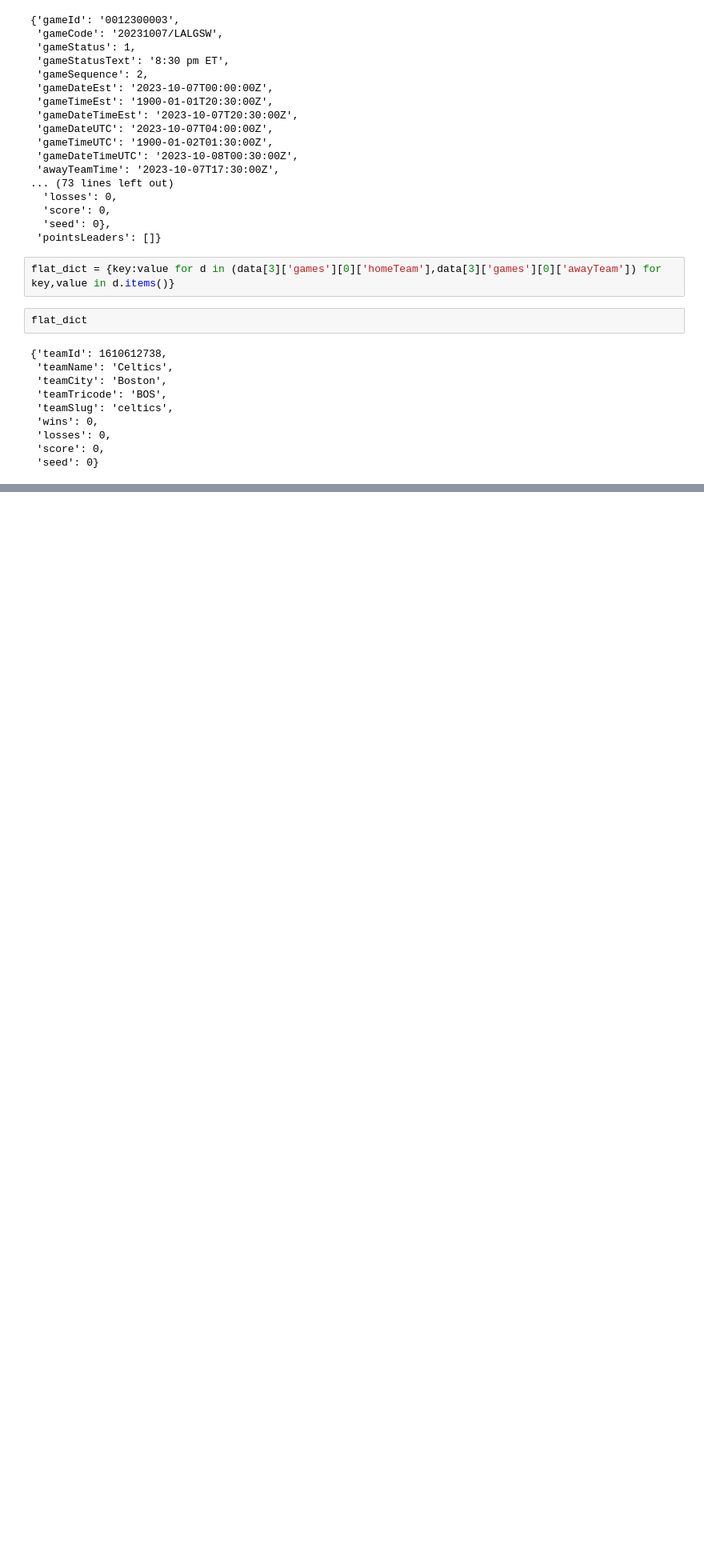
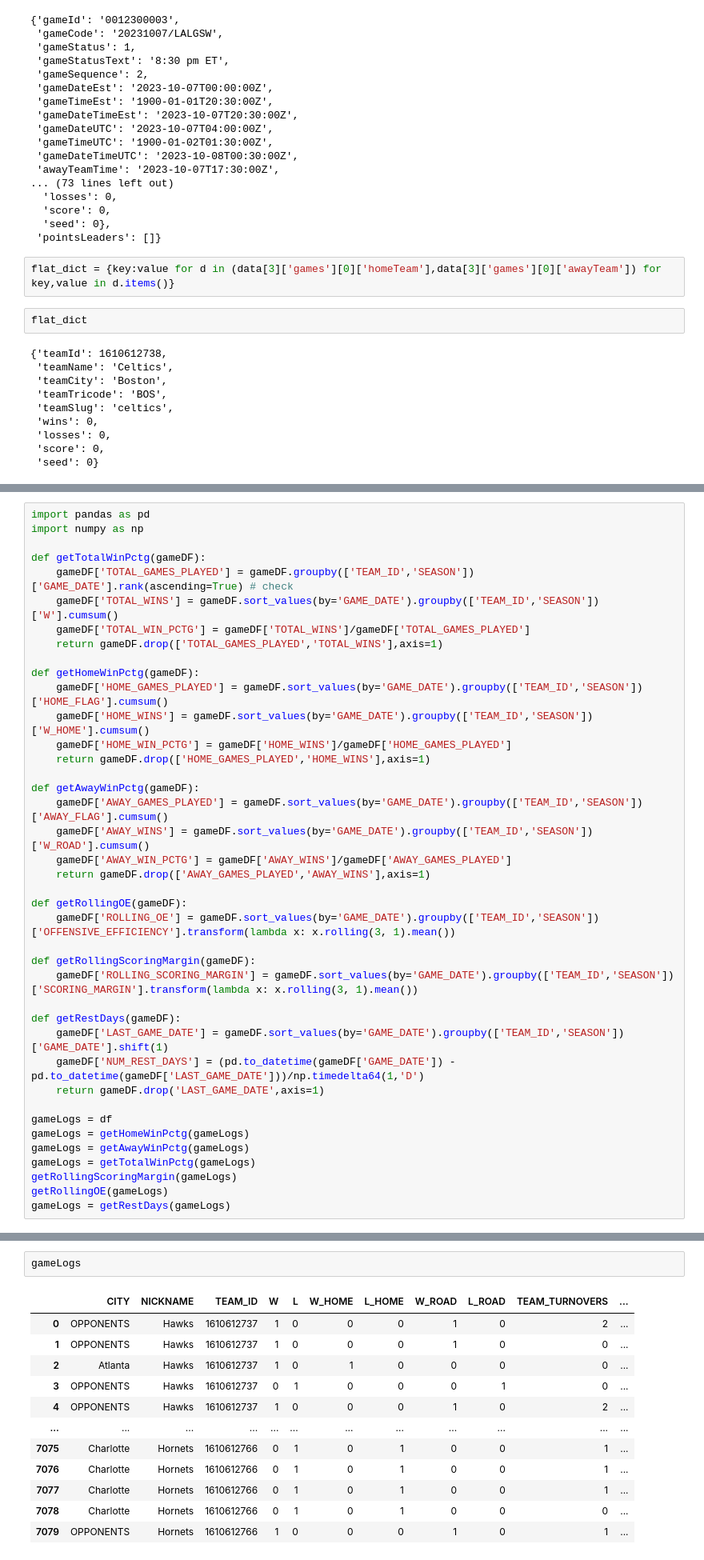
Before and after one commit to TheResearchLab/Practice, a Jupyter notebook: Streamlit-Basketball-App/data_ingest.ipynb, the cells around one changed output, grey strips where cells are left out. Shown: that part at 80% size. Saved outputs shown, nothing was run; the diff lists cells and outputs as text; blank space fills up the shorter version.

```diff
--- a/Streamlit-Basketball-App/data_ingest.ipynb
+++ b/Streamlit-Basketball-App/data_ingest.ipynb
@@ -281,0 +290,40 @@ flat_dict
+# %%
+import pandas as pd
+import numpy as np
+
+def getTotalWinPctg(gameDF):
+    gameDF['TOTAL_GAMES_PLAYED'] = gameDF.groupby(['TEAM_ID','SEASON'])['GAME_DATE'].rank(ascending=True) # check
+    gameDF['TOTAL_WINS'] = gameDF.sort_values(by='GAME_DATE').groupby(['TEAM_ID','SEASON'])['W'].cumsum()
+    gameDF['TOTAL_WIN_PCTG'] = gameDF['TOTAL_WINS']/gameDF['TOTAL_GAMES_PLAYED']
+    return gameDF.drop(['TOTAL_GAMES_PLAYED','TOTAL_WINS'],axis=1)
+
+def getHomeWinPctg(gameDF):
+    gameDF['HOME_GAMES_PLAYED'] = gameDF.sort_values(by='GAME_DATE').groupby(['TEAM_ID','SEASON'])['HOME_FLAG'].cumsum()
+    gameDF['HOME_WINS'] = gameDF.sort_values(by='GAME_DATE').groupby(['TEAM_ID','SEASON'])['W_HOME'].cumsum()
+    gameDF['HOME_WIN_PCTG'] = gameDF['HOME_WINS']/gameDF['HOME_GAMES_PLAYED']
+    return gameDF.drop(['HOME_GAMES_PLAYED','HOME_WINS'],axis=1)
+
+def getAwayWinPctg(gameDF):
+    gameDF['AWAY_GAMES_PLAYED'] = gameDF.sort_values(by='GAME_DATE').groupby(['TEAM_ID','SEASON'])['AWAY_FLAG'].cumsum()
+    gameDF['AWAY_WINS'] = gameDF.sort_values(by='GAME_DATE').groupby(['TEAM_ID','SEASON'])['W_ROAD'].cumsum()
+    gameDF['AWAY_WIN_PCTG'] = gameDF['AWAY_WINS']/gameDF['AWAY_GAMES_PLAYED']
+    return gameDF.drop(['AWAY_GAMES_PLAYED','AWAY_WINS'],axis=1)
+
+def getRollingOE(gameDF):
+    gameDF['ROLLING_OE'] = gameDF.sort_values(by='GAME_DATE').groupby(['TEAM_ID','SEASON'])['OFFENSIVE_EFFICIENCY'].transform(lambda x: x.rolling(3, 1).mean())
+
+def getRollingScoringMargin(gameDF):
+    gameDF['ROLLING_SCORING_MARGIN'] = gameDF.sort_values(by='GAME_DATE').groupby(['TEAM_ID','SEASON'])['SCORING_MARGIN'].transform(lambda x: x.rolling(3, 1).mean())
+
+def getRestDays(gameDF):
+    gameDF['LAST_GAME_DATE'] = gameDF.sort_values(by='GAME_DATE').groupby(['TEAM_ID','SEASON'])['GAME_DATE'].shift(1)
+    gameDF['NUM_REST_DAYS'] = (pd.to_datetime(gameDF['GAME_DATE']) - pd.to_datetime(gameDF['LAST_GAME_DATE']))/np.timedelta64(1,'D')
+    return gameDF.drop('LAST_GAME_DATE',axis=1)
+
+gameLogs = df
+gameLogs = getHomeWinPctg(gameLogs)
+gameLogs = getAwayWinPctg(gameLogs)
+gameLogs = getTotalWinPctg(gameLogs)
+getRollingScoringMargin(gameLogs)
+getRollingOE(gameLogs)
+gameLogs = getRestDays(gameLogs)
@@ -281,0 +336,15 @@ flat_dict
+# %%
+gameLogs
+# %% [output]
+|  | CITY | NICKNAME | TEAM_ID | W | L | W_HOME | L_HOME | W_ROAD | L_ROAD | TEAM_TURNOVERS | ... |
+| 0 | OPPONENTS | Hawks | 1610612737 | 1 | 0 | 0 | 0 | 1 | 0 | 2 | ... |
+| 1 | OPPONENTS | Hawks | 1610612737 | 1 | 0 | 0 | 0 | 1 | 0 | 0 | ... |
+| 2 | Atlanta | Hawks | 1610612737 | 1 | 0 | 1 | 0 | 0 | 0 | 0 | ... |
+| 3 | OPPONENTS | Hawks | 1610612737 | 0 | 1 | 0 | 0 | 0 | 1 | 0 | ... |
+| 4 | OPPONENTS | Hawks | 1610612737 | 1 | 0 | 0 | 0 | 1 | 0 | 2 | ... |
+| ... | ... | ... | ... | ... | ... | ... | ... | ... | ... | ... | ... |
+| 7075 | Charlotte | Hornets | 1610612766 | 0 | 1 | 0 | 1 | 0 | 0 | 1 | ... |
+| 7076 | Charlotte | Hornets | 1610612766 | 0 | 1 | 0 | 1 | 0 | 0 | 1 | ... |
+| 7077 | Charlotte | Hornets | 1610612766 | 0 | 1 | 0 | 1 | 0 | 0 | 1 | ... |
+| 7078 | Charlotte | Hornets | 1610612766 | 0 | 1 | 0 | 1 | 0 | 0 | 0 | ... |
+| 7079 | OPPONENTS | Hornets | 1610612766 | 1 | 0 | 0 | 0 | 1 | 0 | 1 | ... |
```
Also changed, not shown: parts of 5 cells of this notebook.
